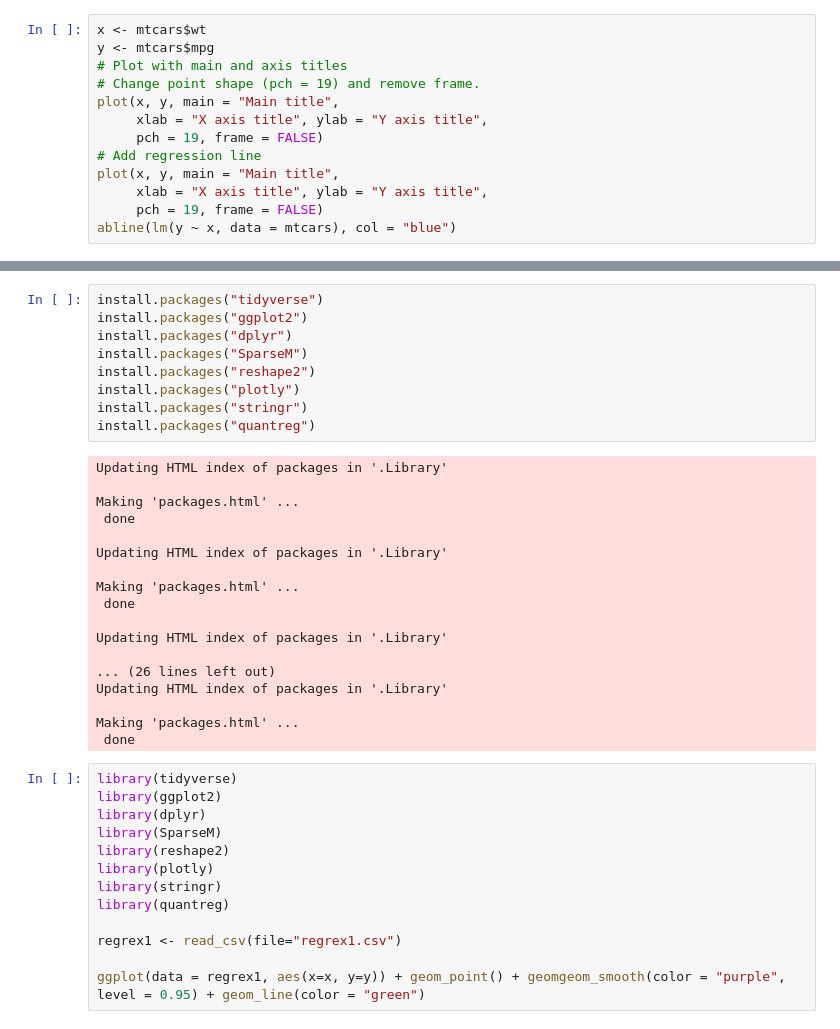
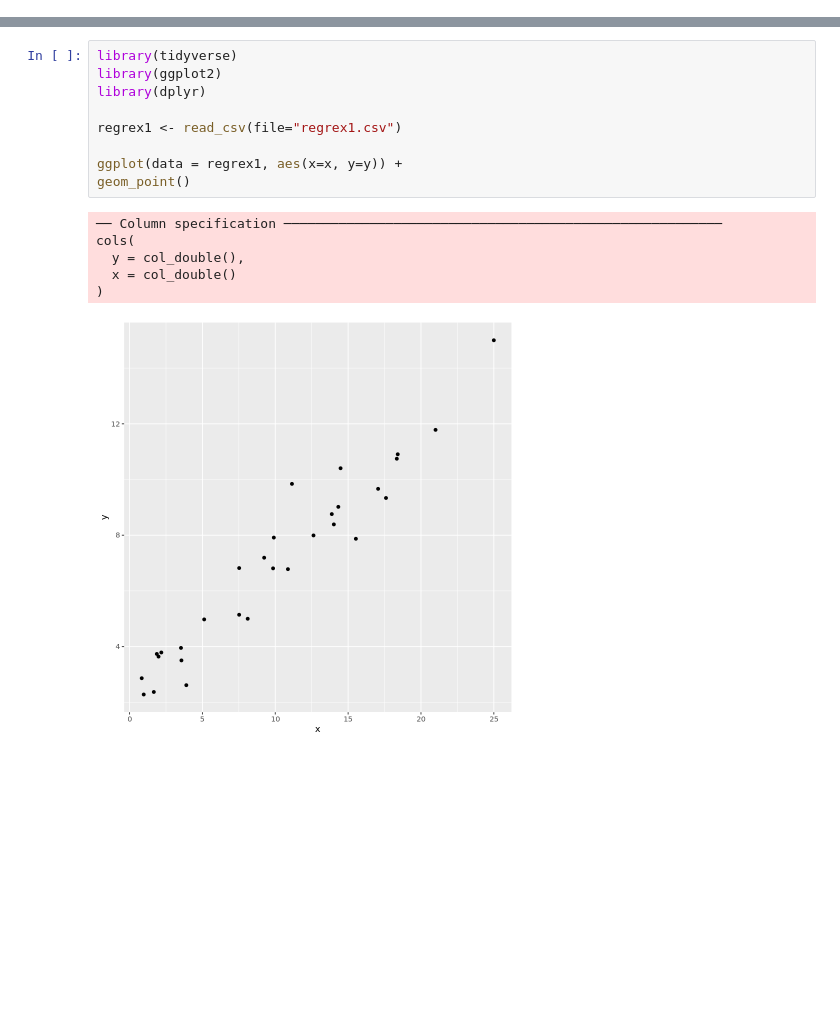
Before and after one commit to mksuha/script_r, a Jupyter notebook: Jupyter notebook_r.ipynb, the cells around one changed output, grey strips where cells are left out. Cells and saved outputs as stored; diff of their text form; blank space fills up the shorter version.

```diff
--- a/Jupyter notebook_r.ipynb
+++ b/Jupyter notebook_r.ipynb
@@ -36,13 +0,0 @@ ERROR: Error in parse(text = x, srcfile = src): <text>:4:8: unexpected symbol
-# %%
-x <- mtcars$wt
-y <- mtcars$mpg
-# Plot with main and axis titles
-# Change point shape (pch = 19) and remove frame.
-plot(x, y, main = "Main title",
-     xlab = "X axis title", ylab = "Y axis title",
-     pch = 19, frame = FALSE)
-# Add regression line
-plot(x, y, main = "Main title",
-     xlab = "X axis title", ylab = "Y axis title",
-     pch = 19, frame = FALSE)
-abline(lm(y ~ x, data = mtcars), col = "blue")
@@ -57,40 +1,16 @@ ERROR: Error in library(plotly): there is no package called ‘plotly’
-# %%
-install.packages("tidyverse")
-install.packages("ggplot2")
-install.packages("dplyr")
-install.packages("SparseM")
-install.packages("reshape2")
-install.packages("plotly")
-install.packages("stringr")
-install.packages("quantreg")
-# %% [output]
-Updating HTML index of packages in '.Library'
-
-Making 'packages.html' ...
- done
-
-Updating HTML index of packages in '.Library'
-
-Making 'packages.html' ...
- done
-
-Updating HTML index of packages in '.Library'
-
-... (26 lines left out)
-Updating HTML index of packages in '.Library'
-
-Making 'packages.html' ...
- done
 # %%
 library(tidyverse)
 library(ggplot2)
 library(dplyr)
-library(SparseM)
-library(reshape2)
-library(plotly)
-library(stringr)
-library(quantreg)
 
 regrex1 <- read_csv(file="regrex1.csv")
 
-ggplot(data = regrex1, aes(x=x, y=y)) + geom_point() + geomgeom_smooth(color = "purple", level = 0.95) + geom_line(color = "green")
+ggplot(data = regrex1, aes(x=x, y=y)) +
+geom_point()
+# %% [output]
+── Column specification ────────────────────────────────────────────────────────
+cols(
+  y = col_double(),
+  x = col_double()
+)
+[figure, added]
```
Also changed, not shown: parts of 4 cells of this notebook, 1 other file.
